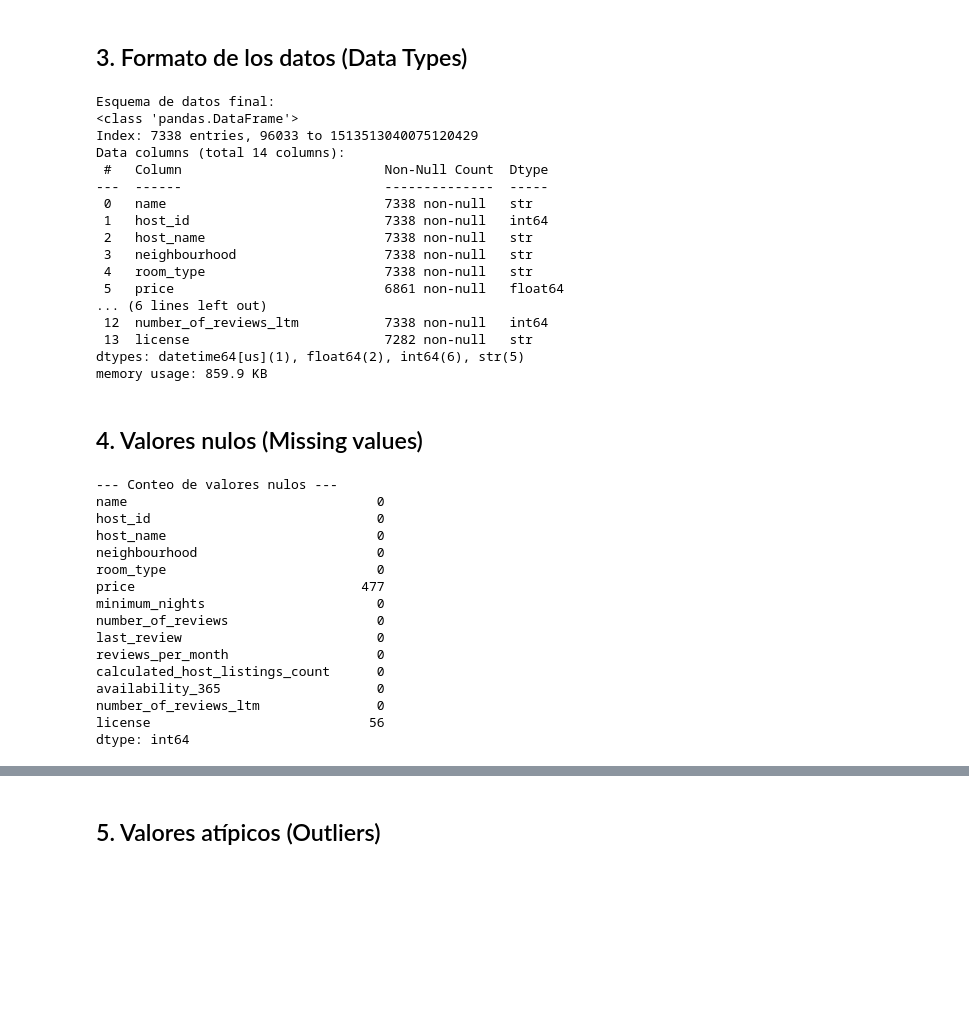
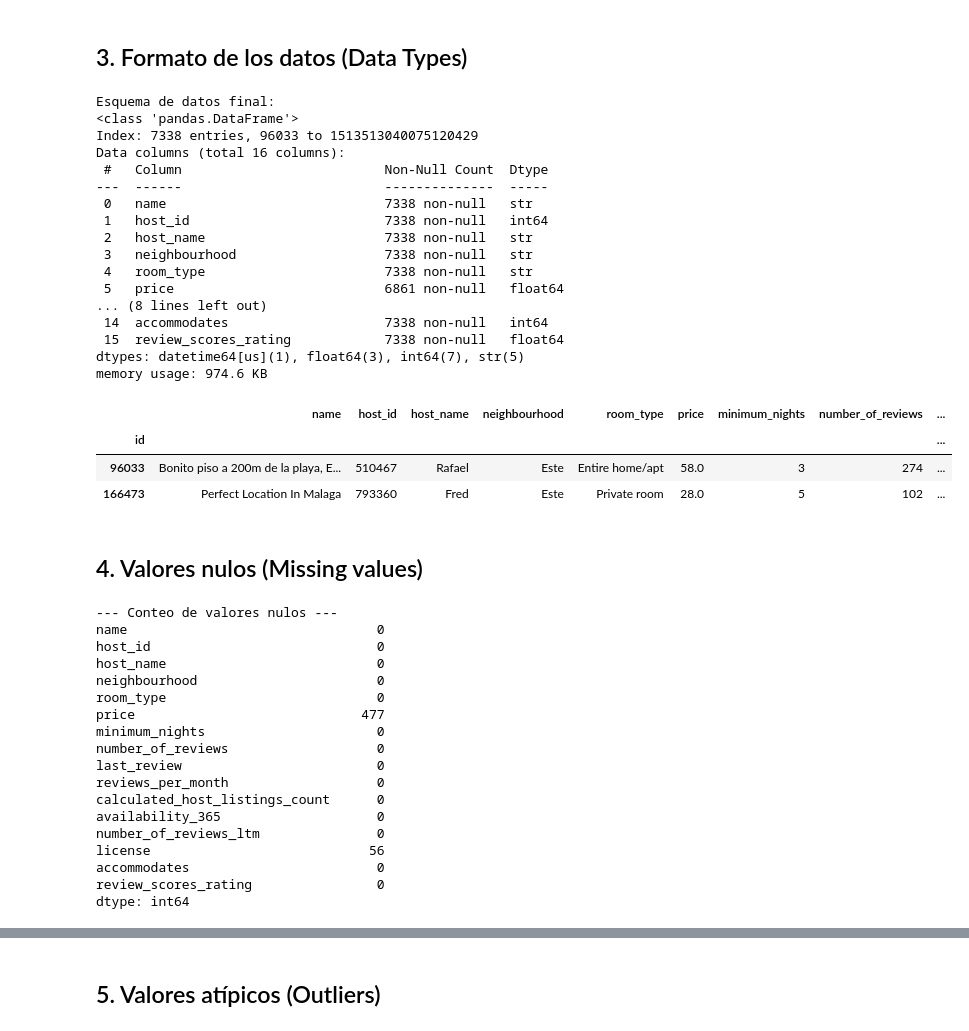
Before and after one commit to MHHsim/Proyect-Break-I, a Jupyter notebook: src/notebooks/Fase_03_Data_Cleaning.ipynb, the cells around one changed output, grey strips where cells are left out. Saved outputs shown, nothing was run; the diff lists cells and outputs as text; code cells hidden in the pictures; blank space fills up the shorter version.

```diff
--- a/src/notebooks/Fase_03_Data_Cleaning.ipynb
+++ b/src/notebooks/Fase_03_Data_Cleaning.ipynb
@@ -46,3 +56,13 @@ df_original.head()
 | 2 | 330760 | Malaga Lodge Guesthouse Double ro... | 1687526 | Mayte | NaN | Centro | 36.729786 | -4.413462 | ... |
 | 3 | 340024 | NEW APARTMENT IN MALAGA CENTER | 1725690 | Carlos | NaN | Centro | 36.728130 | -4.414220 | ... |
 | 4 | 358541 | Casa La Maga - Apartment for happ... | 1526932 | Cristina | NaN | Centro | 36.723740 | -4.421300 | ... |
+# %%
+# cargamos el nuevo dataset para añadir las columnas que nos interesan
+
+df_detallado = pd.read_csv("../../src/data/detallado.csv.gz")
+
+# seleccionamos las columnas que queremos añadir al antiguo
+df_extra = df_detallado[['id', 'accommodates', 'review_scores_rating']]
+
+# Hacemos el merge con tu dataset antiguo
+df_final = df_original.merge(df_extra, on='id', how='left')
@@ -50,8 +92,10 @@ df_original.head()
 ## 2. Eliminar columnas (Feature Selection)
 # %%
 # Creamos el nuevo 2025 que vamos a ir filtrando
-# Eliminamos la columna de neighbourhood_group, latitude y longitude
-df_2025 = df_original.drop(columns=["neighbourhood_group", "latitude", "longitude"])
+
+# Eliminamos las columnas previamente seleccionadas
+
+df_2025 = df_final.drop(columns=["neighbourhood_group", "latitude", "longitude"])
 
 # Realizamos un estudio de cardinalidades:
 cardinalidades = {}
@@ -111,7 +179,7 @@ df_2025.info()
 Esquema de datos final:
 <class 'pandas.DataFrame'>
 Index: 7338 entries, 96033 to 1513513040075120429
-Data columns (total 14 columns):
+Data columns (total 16 columns):
  #   Column                          Non-Null Count  Dtype
 ---  ------                          --------------  -----
  0   name                            7338 non-null   str
@@ -120,11 +188,18 @@ Data columns (total 14 columns):
  3   neighbourhood                   7338 non-null   str
  4   room_type                       7338 non-null   str
  5   price                           6861 non-null   float64
-... (6 lines left out)
- 12  number_of_reviews_ltm           7338 non-null   int64
- 13  license                         7282 non-null   str
-dtypes: datetime64[us](1), float64(2), int64(6), str(5)
-memory usage: 859.9 KB
+... (8 lines left out)
+ 14  accommodates                    7338 non-null   int64
+ 15  review_scores_rating            7338 non-null   float64
+dtypes: datetime64[us](1), float64(3), int64(7), str(5)
+memory usage: 974.6 KB
+# %%
+df_2025.head(2)
+# %% [output]
+|  | name | host_id | host_name | neighbourhood | room_type | price | minimum_nights | number_of_reviews | ... |
+| id |  |  |  |  |  |  |  |  | ... |
+| 96033 | Bonito piso a 200m de la playa, E... | 510467 | Rafael | Este | Entire home/apt | 58.0 | 3 | 274 | ... |
+| 166473 | Perfect Location In Malaga | 793360 | Fred | Este | Private room | 28.0 | 5 | 102 | ... |
 # %% [markdown]
 ## 4. Valores nulos (Missing values)
 # %%
@@ -147,6 +222,8 @@ calculated_host_listings_count      0
 availability_365                    0
 number_of_reviews_ltm               0
 license                            56
+accommodates                        0
+review_scores_rating                0
 dtype: int64
 # %%
 # Eliminamos las filas que presentan precios nulos ya que suponen un del 6.5% del total.
```
Also changed, not shown: parts of 9 cells of this notebook, 3 other files.
